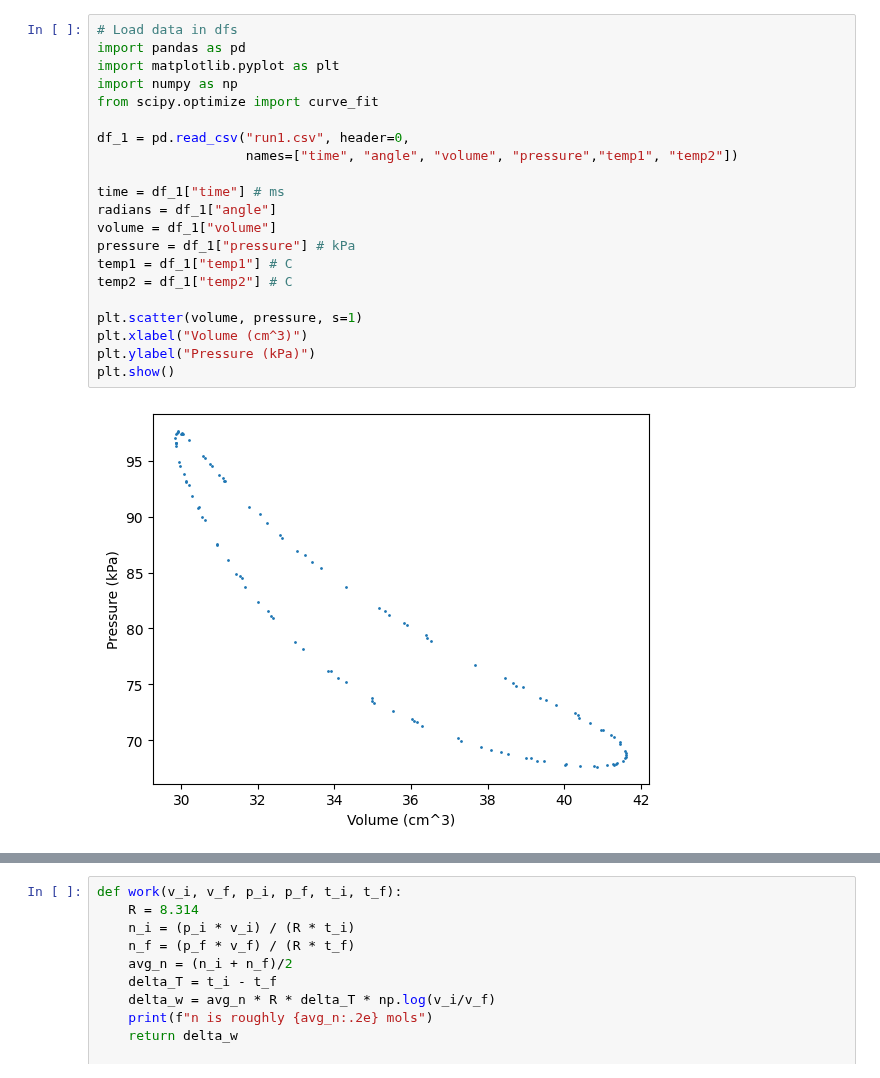
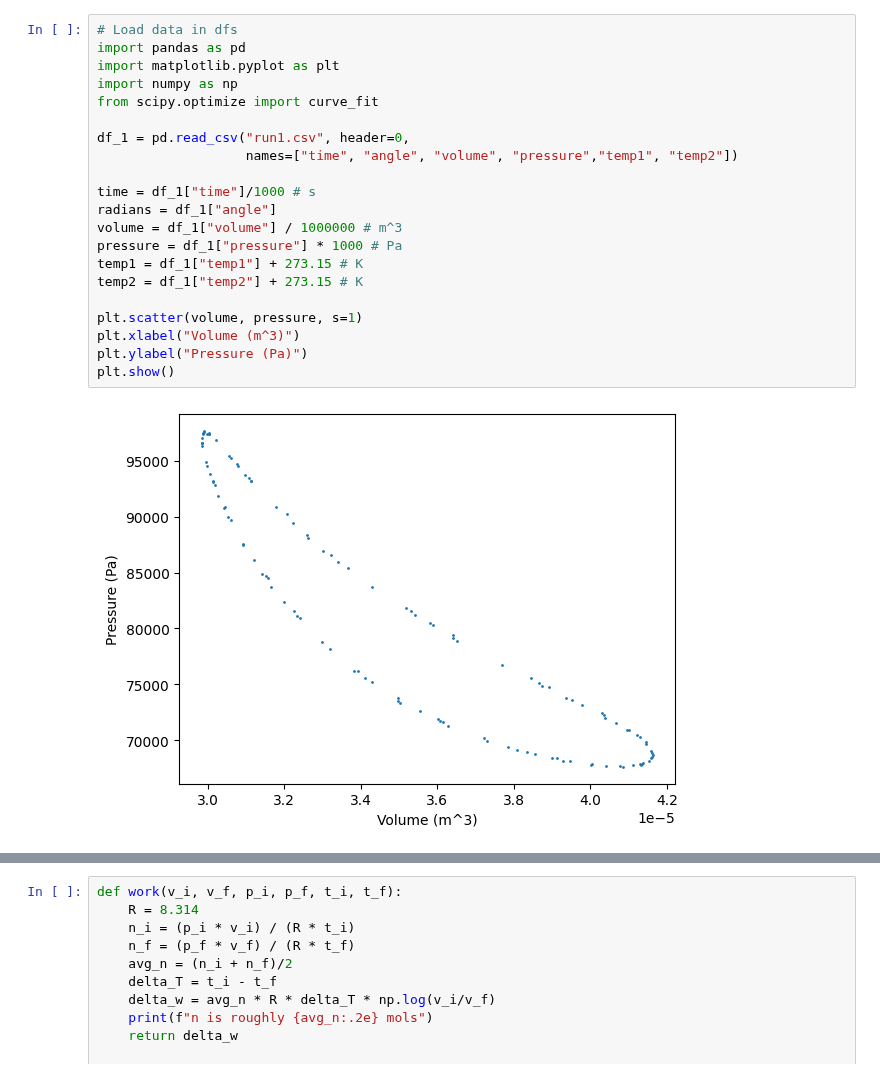
Before and after one commit to maraMaraschino/Adv-Lab, a Jupyter notebook: Stirling Engine/Lab/stirling-engine.ipynb, the cells around one changed output, grey strips where cells are left out. Saved outputs shown, nothing was run; the diff lists cells and outputs as text.

```diff
--- a/Stirling Engine/Lab/stirling-engine.ipynb
+++ b/Stirling Engine/Lab/stirling-engine.ipynb
@@ -1,23 +33,23 @@
 # %%
 # Load data in dfs
 import pandas as pd
 import matplotlib.pyplot as plt
 import numpy as np
 from scipy.optimize import curve_fit
 
 df_1 = pd.read_csv("run1.csv", header=0,
                    names=["time", "angle", "volume", "pressure","temp1", "temp2"])
 
-time = df_1["time"] # ms
+time = df_1["time"]/1000 # s
 radians = df_1["angle"]
-volume = df_1["volume"]
-pressure = df_1["pressure"] # kPa
-temp1 = df_1["temp1"] # C
-temp2 = df_1["temp2"] # C
+volume = df_1["volume"] / 1000000 # m^3
+pressure = df_1["pressure"] * 1000 # Pa
+temp1 = df_1["temp1"] + 273.15 # K
+temp2 = df_1["temp2"] + 273.15 # K
 
 plt.scatter(volume, pressure, s=1)
-plt.xlabel("Volume (cm^3)")
-plt.ylabel("Pressure (kPa)")
+plt.xlabel("Volume (m^3)")
+plt.ylabel("Pressure (Pa)")
 plt.show()
 # %% [output]
-[figure, old version]
+[figure, new version]
```
Also changed, not shown: parts of 7 cells of this notebook.
